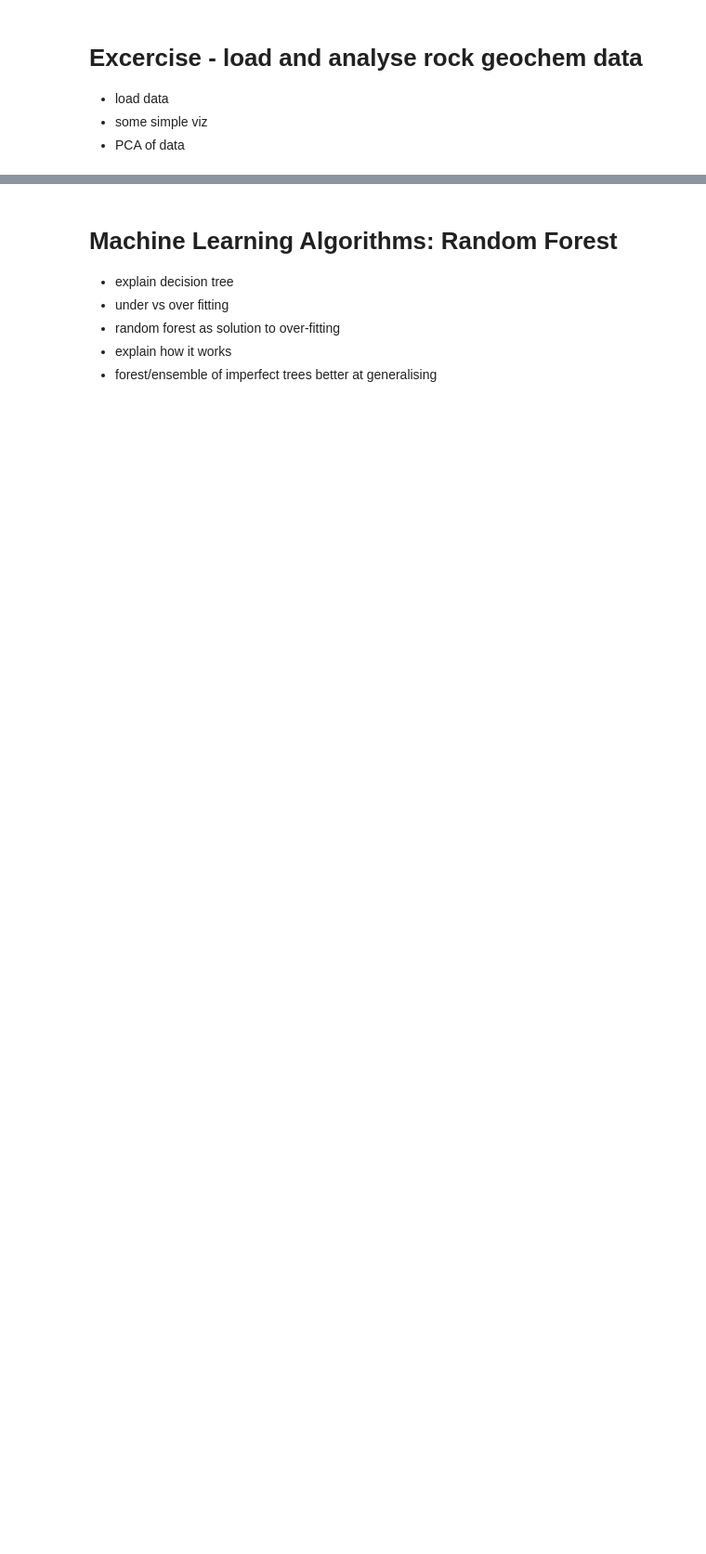
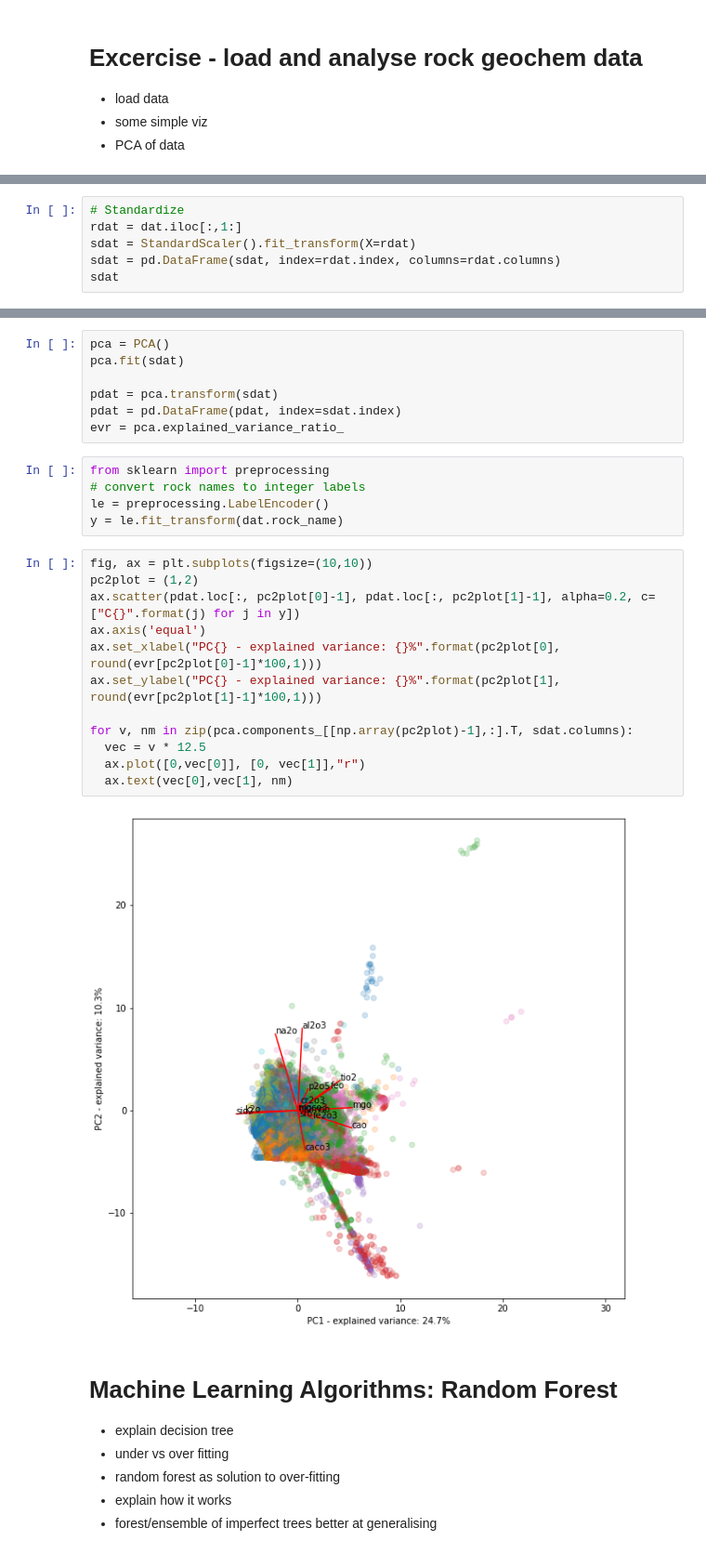
Before and after one commit to ds4geo/ds4geo, a Jupyter notebook: WS 2020 Course Notes/Session 9.ipynb, the cells around one changed output, grey strips where cells are left out. Shown at 93% size. Cells and saved outputs as stored; diff of their text form; blank space fills up the shorter version.

```diff
--- a/WS 2020 Course Notes/Session 9.ipynb
+++ b/WS 2020 Course Notes/Session 9.ipynb
@@ -25,0 +68,6 @@ youtube CGP grey
+# %%
+# Standardize
+rdat = dat.iloc[:,1:]
+sdat = StandardScaler().fit_transform(X=rdat)
+sdat = pd.DataFrame(sdat, index=rdat.index, columns=rdat.columns)
+sdat
@@ -26,3 +91,29 @@ youtube CGP grey
+# %%
+pca = PCA()
+pca.fit(sdat)
+
+pdat = pca.transform(sdat)
+pdat = pd.DataFrame(pdat, index=sdat.index)
+evr = pca.explained_variance_ratio_
+# %%
+from sklearn import preprocessing
+# convert rock names to integer labels
+le = preprocessing.LabelEncoder()
+y = le.fit_transform(dat.rock_name)
+# %%
+fig, ax = plt.subplots(figsize=(10,10))
+pc2plot = (1,2)
+ax.scatter(pdat.loc[:, pc2plot[0]-1], pdat.loc[:, pc2plot[1]-1], alpha=0.2, c=["C{}".format(j) for j in y])
+ax.axis('equal')
+ax.set_xlabel("PC{} - explained variance: {}%".format(pc2plot[0], round(evr[pc2plot[0]-1]*100,1)))
+ax.set_ylabel("PC{} - explained variance: {}%".format(pc2plot[1], round(evr[pc2plot[1]-1]*100,1)))
+
+for v, nm in zip(pca.components_[[np.array(pc2plot)-1],:].T, sdat.columns):
+  vec = v * 12.5
+  ax.plot([0,vec[0]], [0, vec[1]],"r")
+  ax.text(vec[0],vec[1], nm)
+# %% [output]
+[figure, added]
 # %% [markdown]
 # Machine Learning Algorithms: Random Forest
 * explain decision tree
```
Also changed, not shown: parts of 10 cells of this notebook.
